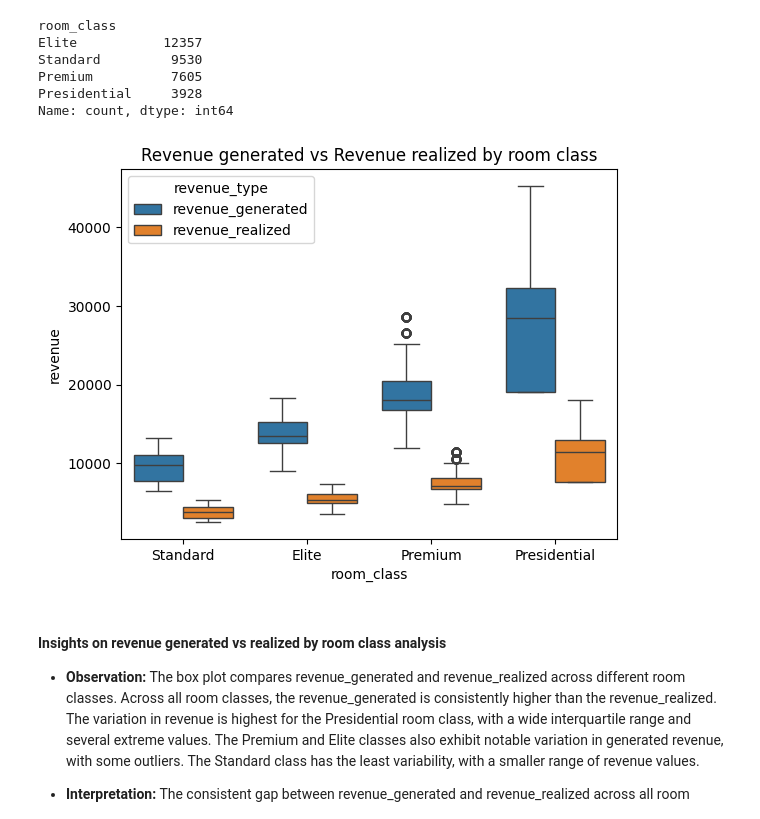
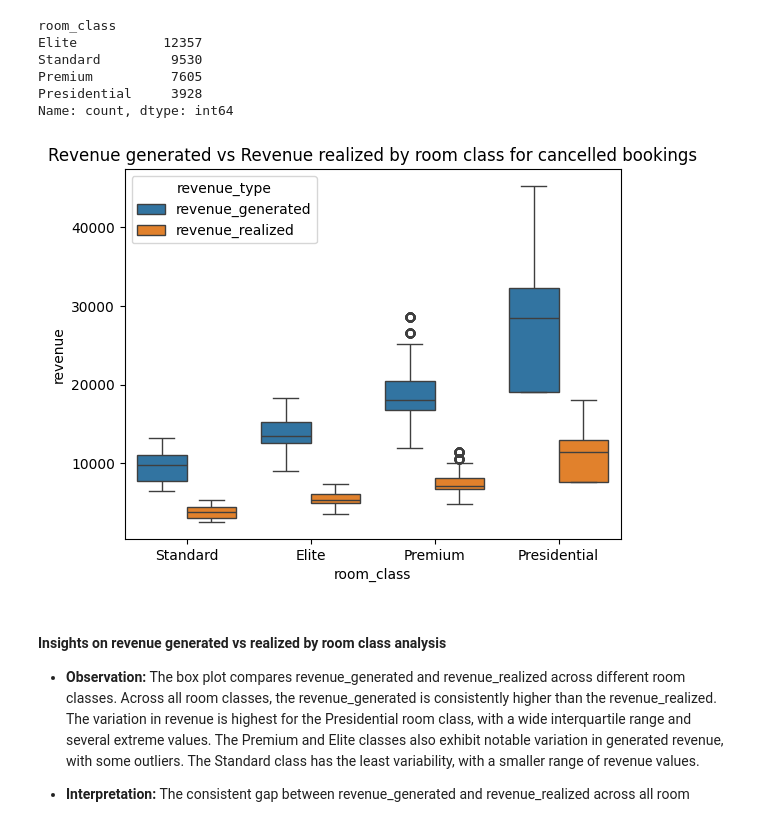
Before and after one commit to Bhuvi128/Hospitality-Revenue-Optimization-Analysis, a Jupyter notebook: Hospitality Revenue Optimzation.ipynb, the cells around one changed output. Cells and saved outputs as stored; diff of their text form; code cells hidden in the pictures.

```diff
--- a/Hospitality Revenue Optimzation.ipynb
+++ b/Hospitality Revenue Optimzation.ipynb
@@ -476,12 +478,12 @@ Name: count, dtype: int64
 # %%
 cancel_book_rooms_mltd = cancelled_book_rooms.melt(id_vars = 'room_class', value_vars = ['revenue_generated', 'revenue_realized'],
                                                         var_name = 'revenue_type', value_name = 'revenue')
 
 sns.boxplot(data  = cancel_book_rooms_mltd, x = 'room_class', y = 'revenue', hue = 'revenue_type')
-plt.title("Revenue generated vs Revenue realized by room class")
+plt.title("Revenue generated vs Revenue realized by room class for cancelled bookings")
 plt.show()
 # %% [output]
-[figure, old version]
+[figure, new version]
 # %% [markdown]
 #### Insights on revenue generated vs realized by room class analysis
 
```
Also changed, not shown: parts of 74 cells of this notebook.
